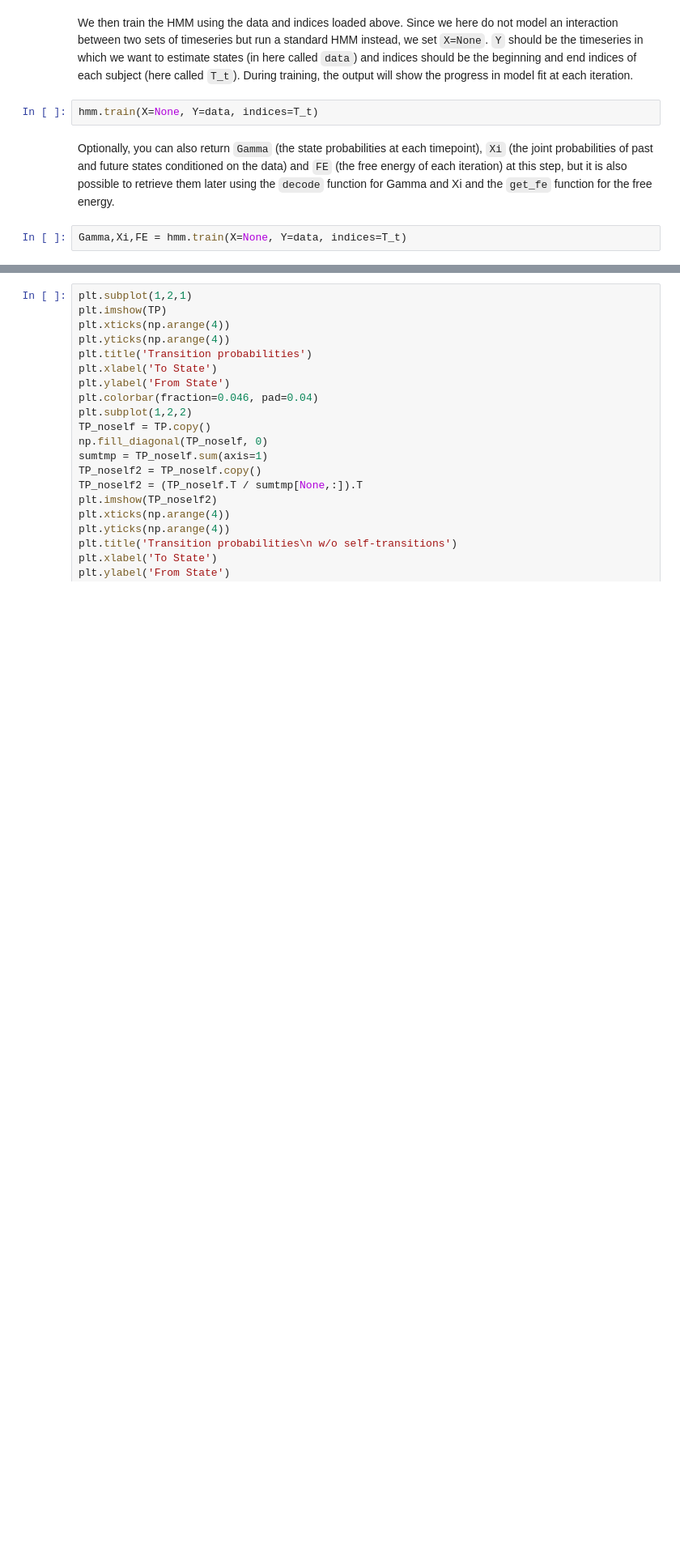
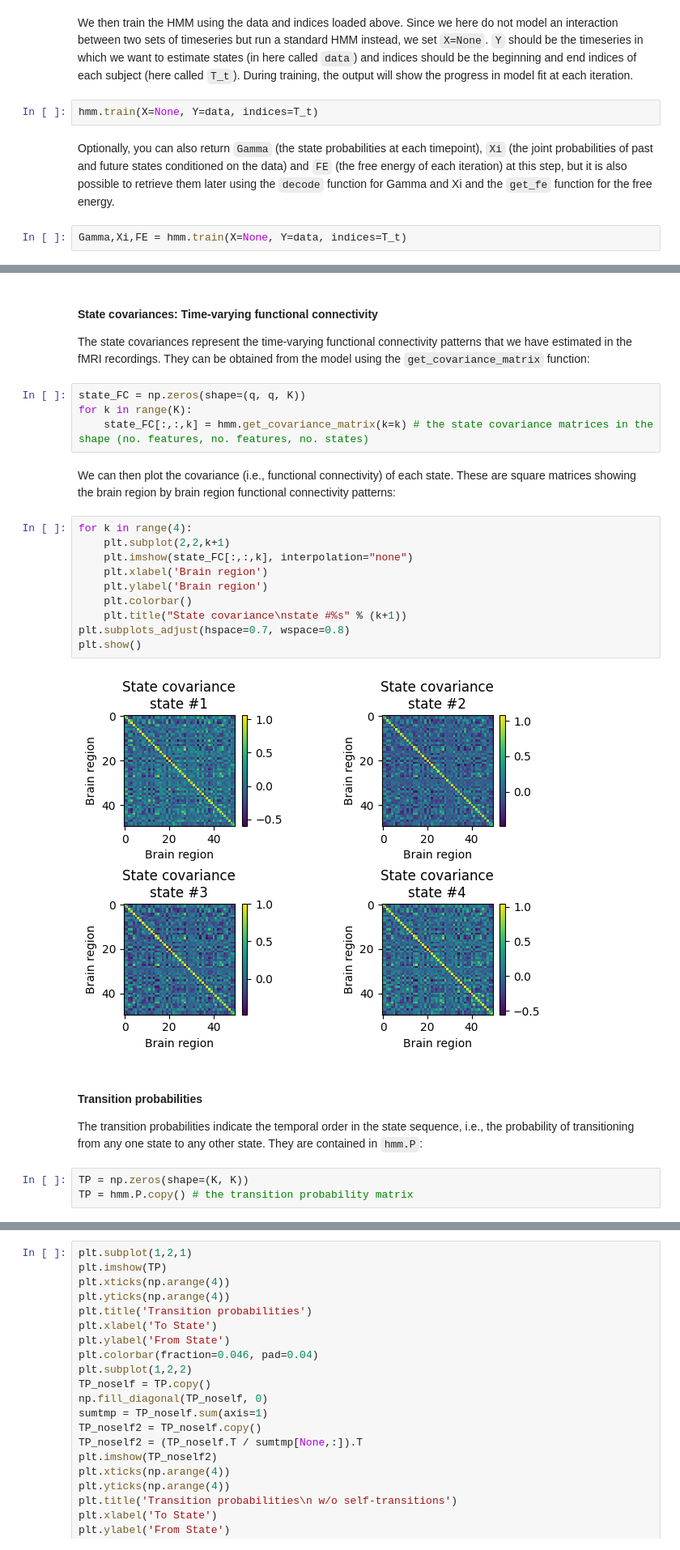
Before and after one commit to vidaurre/glhmm, a Jupyter notebook: docs/notebooks/GaussianHMM_example.ipynb, the cells around one changed output, grey strips where cells are left out. Shown at 81% size. Saved outputs shown, nothing was run; the diff lists cells and outputs as text; blank space fills up the shorter version.

```diff
--- a/docs/notebooks/GaussianHMM_example.ipynb
+++ b/docs/notebooks/GaussianHMM_example.ipynb
@@ -103 +117,28 @@ print(sum2)
+# %% [markdown]
+#### State covariances: Time-varying functional connectivity
+The state covariances represent the time-varying functional connectivity patterns that we have estimated in the fMRI recordings. They can be obtained from the model using the `get_covariance_matrix` function:
+# %%
+state_FC = np.zeros(shape=(q, q, K))
+for k in range(K):
+    state_FC[:,:,k] = hmm.get_covariance_matrix(k=k) # the state covariance matrices in the shape (no. features, no. features, no. states)
+# %% [markdown]
+We can then plot the covariance (i.e., functional connectivity) of each state. These are square matrices showing the brain region by brain region functional connectivity patterns:
+# %%
+for k in range(4):
+    plt.subplot(2,2,k+1)
+    plt.imshow(state_FC[:,:,k], interpolation="none")
+    plt.xlabel('Brain region')
+    plt.ylabel('Brain region')
+    plt.colorbar()
+    plt.title("State covariance\nstate #%s" % (k+1))
+plt.subplots_adjust(hspace=0.7, wspace=0.8)
+plt.show()
+# %% [output]
+[figure, added]
+# %% [markdown]
+#### Transition probabilities
+The transition probabilities indicate the temporal order in the state sequence, i.e., the probability of transitioning from any one state to any other state. They are contained in `hmm.P`:
+# %%
+TP = np.zeros(shape=(K, K))
+TP = hmm.P.copy() # the transition probability matrix
 # %% [markdown]
```
Also changed, not shown: parts of 17 cells of this notebook, 3 other files.
